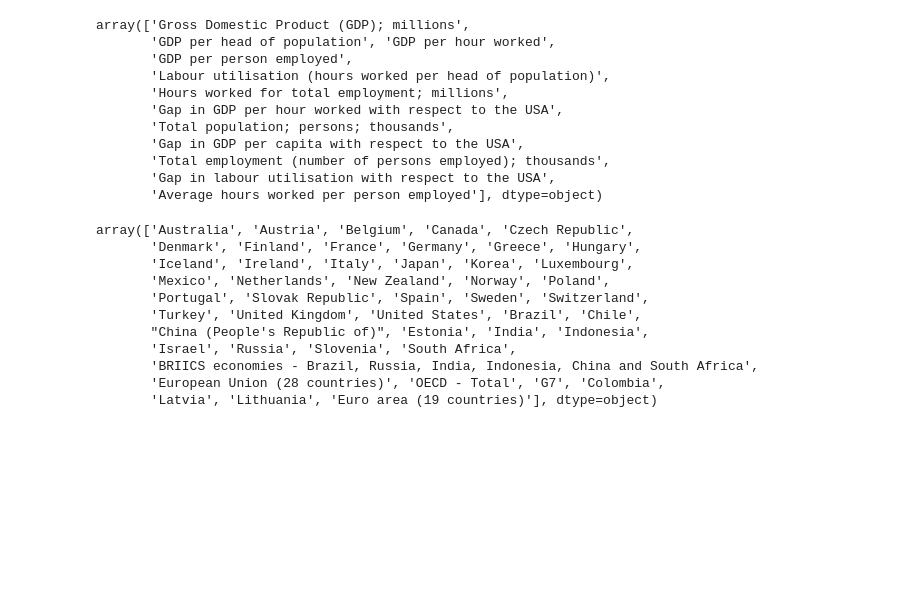
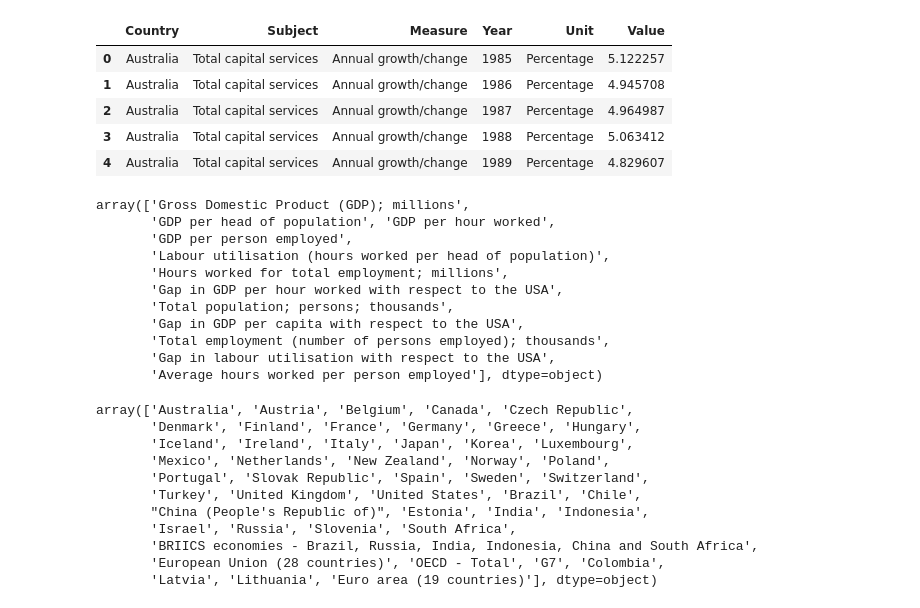
Before and after one commit to mayabenowitz/neuralcraft, a Jupyter notebook: notebooks/1.1-mayab-data-munging.ipynb, the cells around one changed output. Drawn from its saved outputs; the diff is of its cells as text; code cells hidden in the pictures; blank space fills up the shorter version.

```diff
--- a/notebooks/1.1-mayab-data-munging.ipynb
+++ b/notebooks/1.1-mayab-data-munging.ipynb
@@ -31 +31,11 @@ df.head()
+# %%
+df_prod = pd.read_csv('../data/processed/productivity_growth.csv')
+df_prod.head()
+# %% [output]
+|  | Country | Subject | Measure | Year | Unit | Value |
+| 0 | Australia | Total capital services | Annual growth/change | 1985 | Percentage | 5.122257 |
+| 1 | Australia | Total capital services | Annual growth/change | 1986 | Percentage | 4.945708 |
+| 2 | Australia | Total capital services | Annual growth/change | 1987 | Percentage | 4.964987 |
+| 3 | Australia | Total capital services | Annual growth/change | 1988 | Percentage | 5.063412 |
+| 4 | Australia | Total capital services | Annual growth/change | 1989 | Percentage | 4.829607 |
 # %%
```
Also changed, not shown: parts of 8 cells of this notebook.
